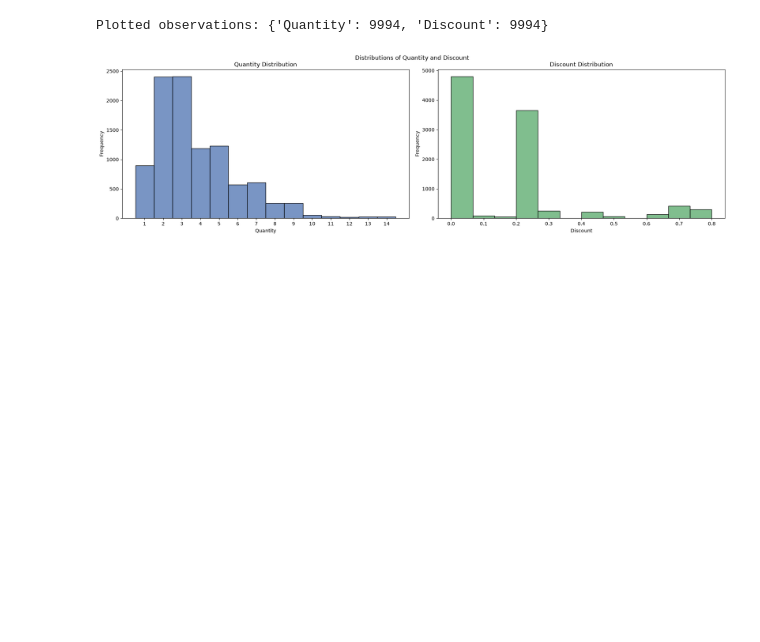
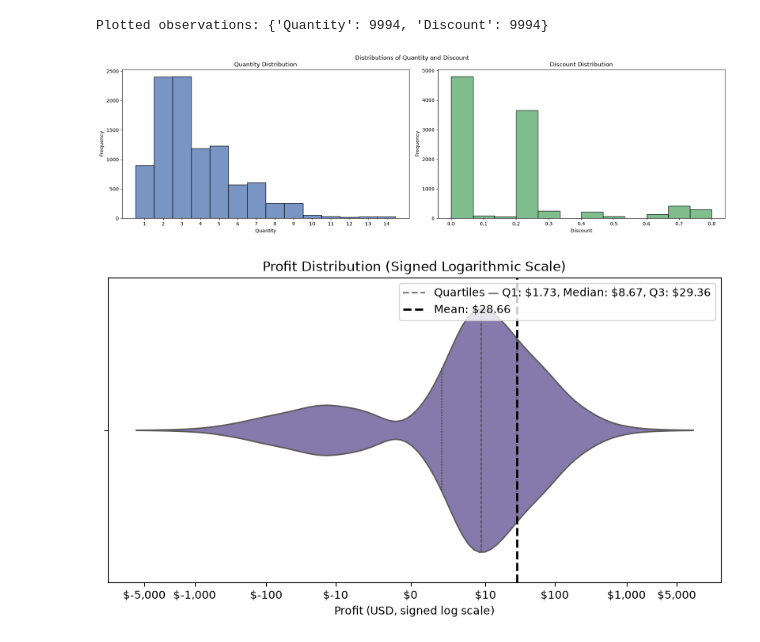
Before and after one commit to nhasbun/lse_fiuba_analisis_datos_ti2, a Jupyter notebook: app.ipynb, the cells around one changed output. Drawn from its saved outputs; the diff is of its cells as text; code cells hidden in the pictures; blank space fills up the shorter version.

Commit message:
docs: add dataset reference and enhance visualizations in Jupyter Notebook

```diff
--- a/app.ipynb
+++ b/app.ipynb
@@ -225,3 +228,54 @@ plt.show()
 # %% [output]
 Plotted observations: {'Quantity': 9994, 'Discount': 9994}
 [figure]
+# %%
+# Corrected signed-log Profit violin plot
+profit_scaled = np.sign(df["Profit"]) * np.log1p(df["Profit"].abs())
+fig, ax = plt.subplots(figsize=(10, 5))
+quartiles = df["Profit"].quantile([0.25, 0.50, 0.75])
+sns.violinplot(x=profit_scaled, ax=ax, color="#8172B3", inner="quartile", cut=0)
+
+# Showing the average
+mean_profit = df["Profit"].mean()
+mean_profit_scaled = np.sign(mean_profit) * np.log1p(abs(mean_profit))
+ax.axvline(
+    mean_profit_scaled,
+    color="black",
+    linestyle="--",
+    linewidth=2,
+)
+
+legend_handles = [
+    Line2D(
+        [0], [0],
+        color="gray",
+        linewidth=1.5,
+        linestyle="--",
+        label=(
+            f"Quartiles — "
+            f"Q1: ${quartiles.loc[0.25]:,.2f}, "
+            f"Median: ${quartiles.loc[0.50]:,.2f}, "
+            f"Q3: ${quartiles.loc[0.75]:,.2f}"
+        ),
+    ),
+    Line2D(
+        [0], [0],
+        color="black",
+        linewidth=2,
+        linestyle="--",
+        label=f"Mean: ${mean_profit:,.2f}",
+    ),
+]
+
+ax.legend(handles=legend_handles, loc="upper right")
+
+tick_values = np.array([-5000, -1000, -100, -10, 0, 10, 100, 1000, 5000])
+tick_values = tick_values[(tick_values >= df["Profit"].min()) & (tick_values <= df["Profit"].max())]
+ax.set_xticks(np.sign(tick_values) * np.log1p(np.abs(tick_values)))
+ax.set_xticklabels([f"${value:,.0f}" for value in tick_values])
+ax.set_title("Profit Distribution (Signed Logarithmic Scale)")
+ax.set_ylabel("")
+ax.set_xlabel("Profit (USD, signed log scale)")
+plt.show()
+# %% [output]
+[figure, added]
```
Also changed, not shown: parts of 4 cells of this notebook.
